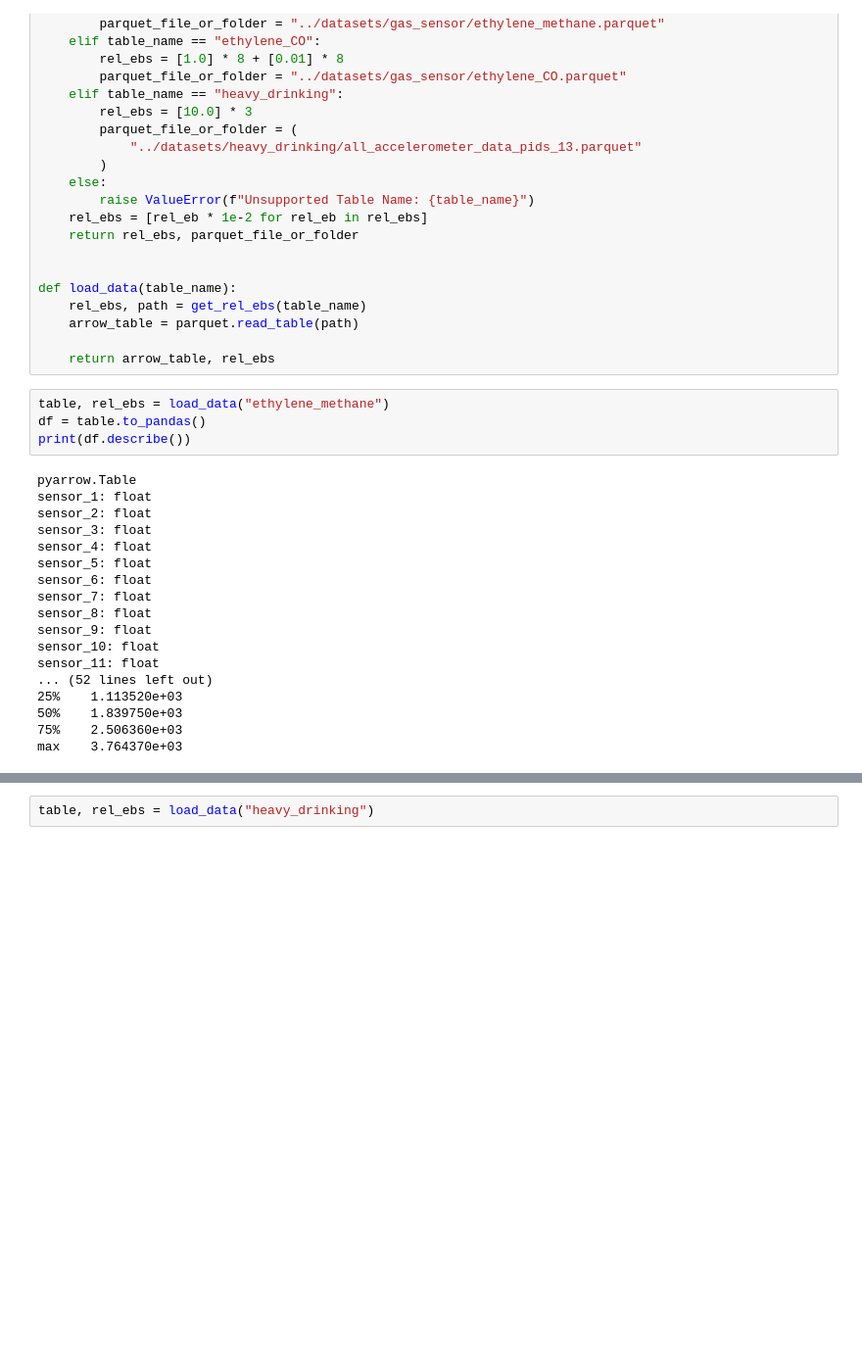
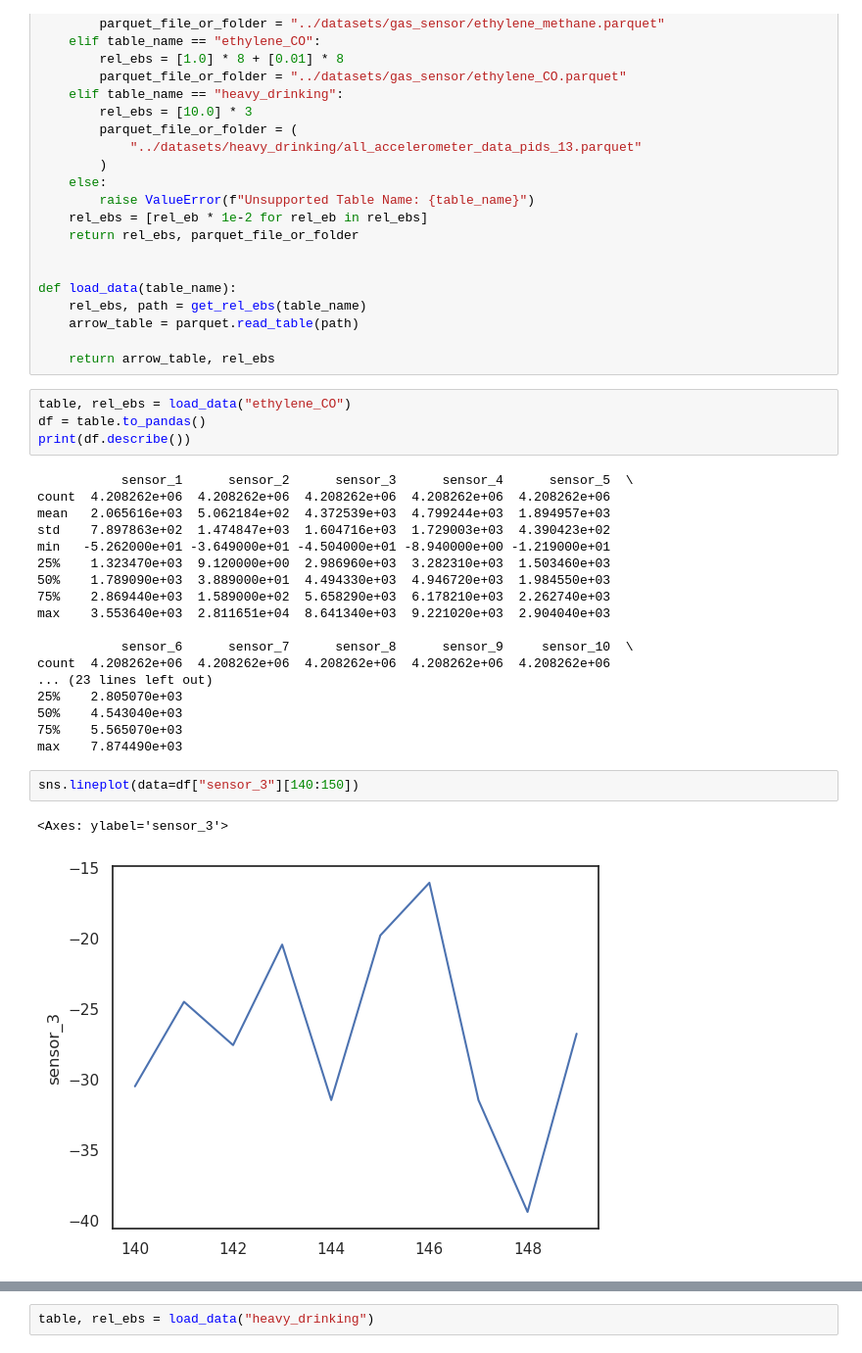
Before and after one commit to asu-cactus/DeepMapping-TS, a Jupyter notebook: notebooks/analyze.ipynb, the cells around one changed output, grey strips where cells are left out. Shown: that part at 98% size. Cells and saved outputs as stored; diff of their text form; blank space fills up the shorter version.

```diff
--- a/notebooks/analyze.ipynb
+++ b/notebooks/analyze.ipynb
@@ -31,24 +33,29 @@ def load_data(table_name):
 
     return arrow_table, rel_ebs
 # %%
-table, rel_ebs = load_data("ethylene_methane")
+table, rel_ebs = load_data("ethylene_CO")
 df = table.to_pandas()
 print(df.describe())
 # %% [output]
-pyarrow.Table
-sensor_1: float
-sensor_2: float
-sensor_3: float
-sensor_4: float
-sensor_5: float
-sensor_6: float
-sensor_7: float
-sensor_8: float
-sensor_9: float
-sensor_10: float
-sensor_11: float
-... (52 lines left out)
-25%    1.113520e+03
-50%    1.839750e+03
-75%    2.506360e+03
-max    3.764370e+03
+           sensor_1      sensor_2      sensor_3      sensor_4      sensor_5  \
+count  4.208262e+06  4.208262e+06  4.208262e+06  4.208262e+06  4.208262e+06
+mean   2.065616e+03  5.062184e+02  4.372539e+03  4.799244e+03  1.894957e+03
+std    7.897863e+02  1.474847e+03  1.604716e+03  1.729003e+03  4.390423e+02
+min   -5.262000e+01 -3.649000e+01 -4.504000e+01 -8.940000e+00 -1.219000e+01
+25%    1.323470e+03  9.120000e+00  2.986960e+03  3.282310e+03  1.503460e+03
+50%    1.789090e+03  3.889000e+01  4.494330e+03  4.946720e+03  1.984550e+03
+75%    2.869440e+03  1.589000e+02  5.658290e+03  6.178210e+03  2.262740e+03
+max    3.553640e+03  2.811651e+04  8.641340e+03  9.221020e+03  2.904040e+03
+
+           sensor_6      sensor_7      sensor_8      sensor_9     sensor_10  \
+count  4.208262e+06  4.208262e+06  4.208262e+06  4.208262e+06  4.208262e+06
+... (23 lines left out)
+25%    2.805070e+03
+50%    4.543040e+03
+75%    5.565070e+03
+max    7.874490e+03
+# %%
+sns.lineplot(data=df["sensor_3"][140:150])
+# %% [output]
+<Axes: ylabel='sensor_3'>
+[figure, added]
```
Also changed, not shown: parts of 7 cells of this notebook, 4 other files.
